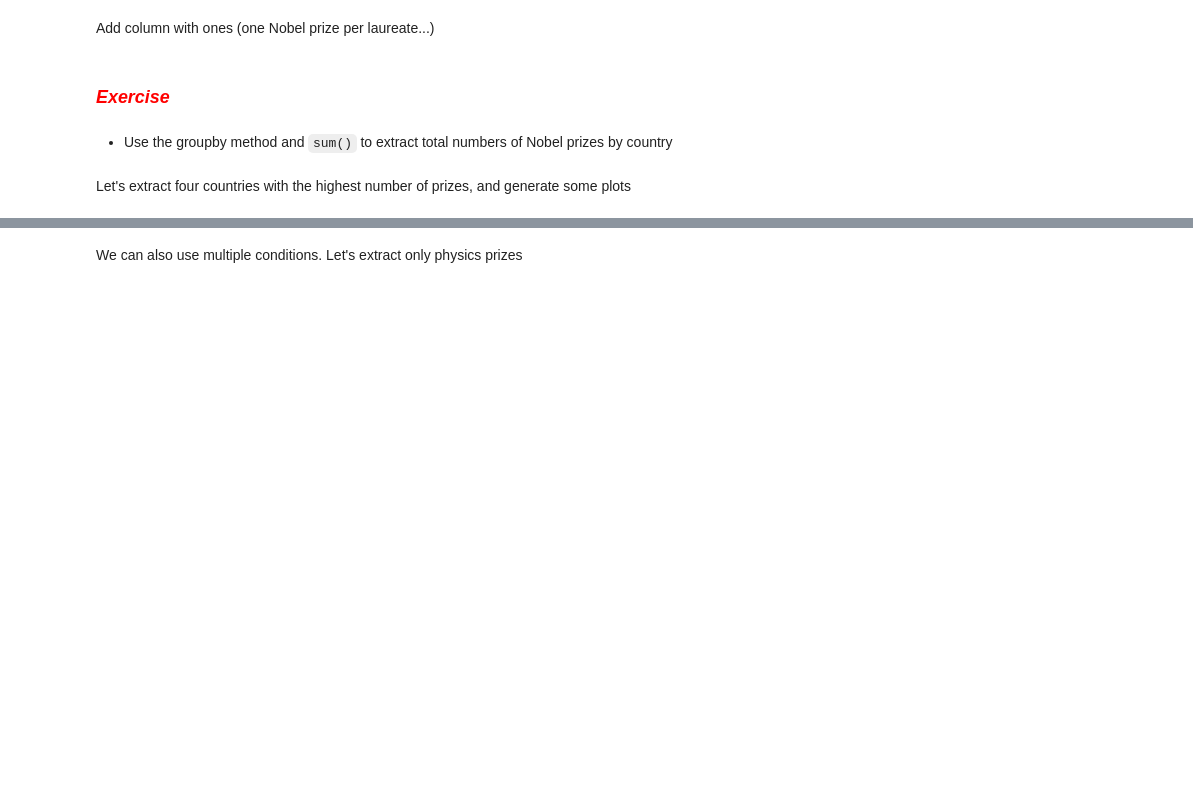
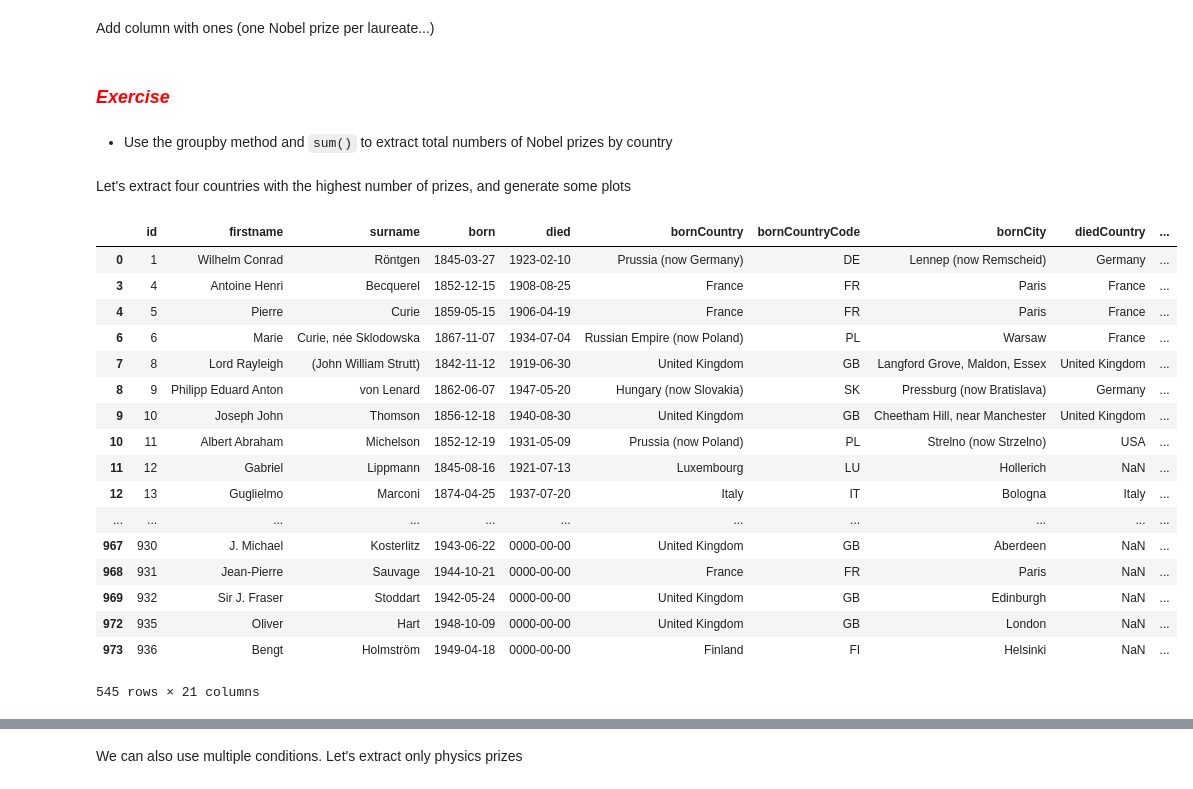
Before and after one commit to coderefinery/jupyter-retired, a Jupyter notebook: 01_dataexplore.ipynb, the cells around one changed output, grey strips where cells are left out. Saved outputs shown, nothing was run; the diff lists cells and outputs as text; code cells hidden in the pictures; blank space fills up the shorter version.

```diff
--- a/01_dataexplore.ipynb
+++ b/01_dataexplore.ipynb
@@ -218,6 +218,26 @@ Let's extract four countries with the highest number of prizes, and generate som
 countries = np.array(["Germany", "France", "USA", "United Kingdom"])
 # %%
 nobel2 = nobel.loc[nobel['country'].isin(countries)]
+nobel2
+# %% [output]
+|  | id | firstname | surname | born | died | bornCountry | bornCountryCode | bornCity | diedCountry | ... |
+| 0 | 1 | Wilhelm Conrad | Röntgen | 1845-03-27 | 1923-02-10 | Prussia (now Germany) | DE | Lennep (now Remscheid) | Germany | ... |
+| 3 | 4 | Antoine Henri | Becquerel | 1852-12-15 | 1908-08-25 | France | FR | Paris | France | ... |
+| 4 | 5 | Pierre | Curie | 1859-05-15 | 1906-04-19 | France | FR | Paris | France | ... |
+| 6 | 6 | Marie | Curie, née Sklodowska | 1867-11-07 | 1934-07-04 | Russian Empire (now Poland) | PL | Warsaw | France | ... |
+| 7 | 8 | Lord Rayleigh | (John William Strutt) | 1842-11-12 | 1919-06-30 | United Kingdom | GB | Langford Grove, Maldon, Essex | United Kingdom | ... |
+| 8 | 9 | Philipp Eduard Anton | von Lenard | 1862-06-07 | 1947-05-20 | Hungary (now Slovakia) | SK | Pressburg (now Bratislava) | Germany | ... |
+| 9 | 10 | Joseph John | Thomson | 1856-12-18 | 1940-08-30 | United Kingdom | GB | Cheetham Hill, near Manchester | United Kingdom | ... |
+| 10 | 11 | Albert Abraham | Michelson | 1852-12-19 | 1931-05-09 | Prussia (now Poland) | PL | Strelno (now Strzelno) | USA | ... |
+| 11 | 12 | Gabriel | Lippmann | 1845-08-16 | 1921-07-13 | Luxembourg | LU | Hollerich | NaN | ... |
+| 12 | 13 | Guglielmo | Marconi | 1874-04-25 | 1937-07-20 | Italy | IT | Bologna | Italy | ... |
+| ... | ... | ... | ... | ... | ... | ... | ... | ... | ... | ... |
+| 967 | 930 | J. Michael | Kosterlitz | 1943-06-22 | 0000-00-00 | United Kingdom | GB | Aberdeen | NaN | ... |
+| 968 | 931 | Jean-Pierre | Sauvage | 1944-10-21 | 0000-00-00 | France | FR | Paris | NaN | ... |
+| 969 | 932 | Sir J. Fraser | Stoddart | 1942-05-24 | 0000-00-00 | United Kingdom | GB | Edinburgh | NaN | ... |
+| 972 | 935 | Oliver | Hart | 1948-10-09 | 0000-00-00 | United Kingdom | GB | London | NaN | ... |
+| 973 | 936 | Bengt | Holmström | 1949-04-18 | 0000-00-00 | Finland | FI | Helsinki | NaN | ... |
+545 rows × 21 columns
 # %%
 sns.violinplot(y="year", x="country",inner="stick", data=nobel2);
 # %% [output]
```
Also changed, not shown: parts of 3 cells of this notebook.
